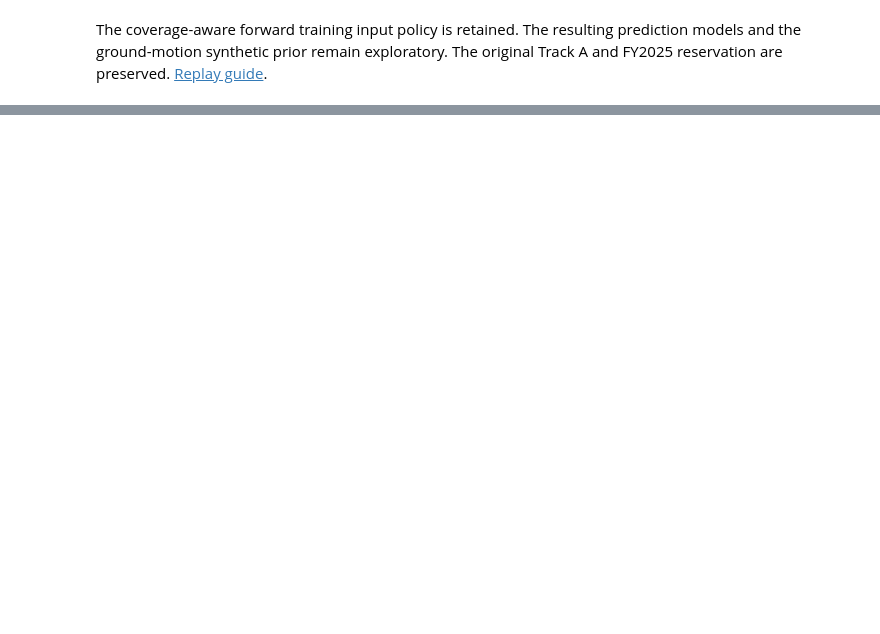
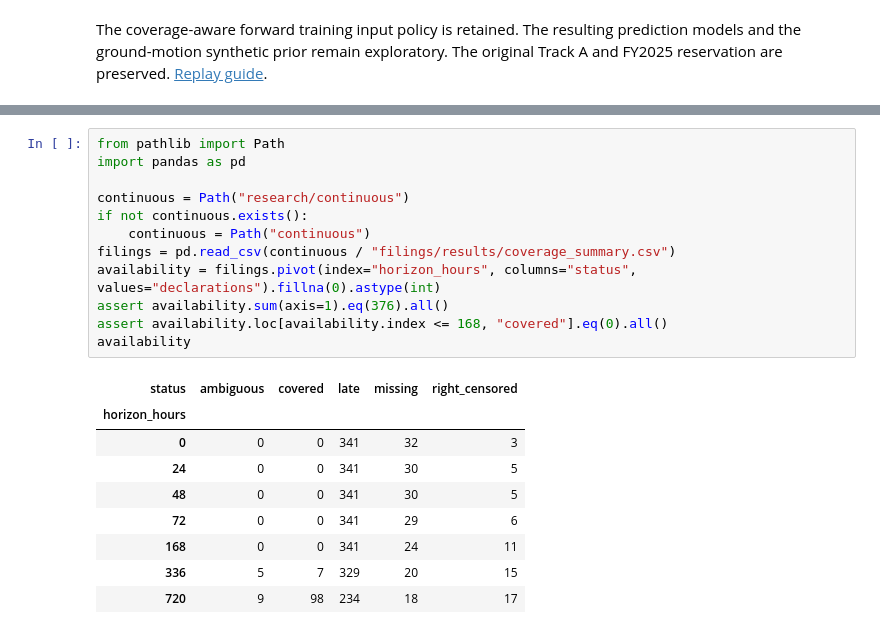
Before and after one commit to leonmarienga/ML-thesis, a Jupyter notebook: research/THESIS_REPRODUCTION.ipynb, the cells around one changed output, grey strips where cells are left out. Drawn from its saved outputs; the diff is of its cells as text; blank space fills up the shorter version.

```diff
--- a/research/THESIS_REPRODUCTION.ipynb
+++ b/research/THESIS_REPRODUCTION.ipynb
@@ -483,0 +488,22 @@ The coverage-aware forward training input policy is retained. The resulting pred
+# %%
+from pathlib import Path
+import pandas as pd
+
+continuous = Path("research/continuous")
+if not continuous.exists():
+    continuous = Path("continuous")
+filings = pd.read_csv(continuous / "filings/results/coverage_summary.csv")
+availability = filings.pivot(index="horizon_hours", columns="status", values="declarations").fillna(0).astype(int)
+assert availability.sum(axis=1).eq(376).all()
+assert availability.loc[availability.index <= 168, "covered"].eq(0).all()
+availability
+# %% [output]
+| status | ambiguous | covered | late | missing | right_censored |
+| horizon_hours |  |  |  |  |  |
+| 0 | 0 | 0 | 341 | 32 | 3 |
+| 24 | 0 | 0 | 341 | 30 | 5 |
+| 48 | 0 | 0 | 341 | 30 | 5 |
+| 72 | 0 | 0 | 341 | 29 | 6 |
+| 168 | 0 | 0 | 341 | 24 | 11 |
+| 336 | 5 | 7 | 329 | 20 | 15 |
+| 720 | 9 | 98 | 234 | 18 | 17 |
```
Also changed, not shown: parts of 2 cells of this notebook, 5 other files.
